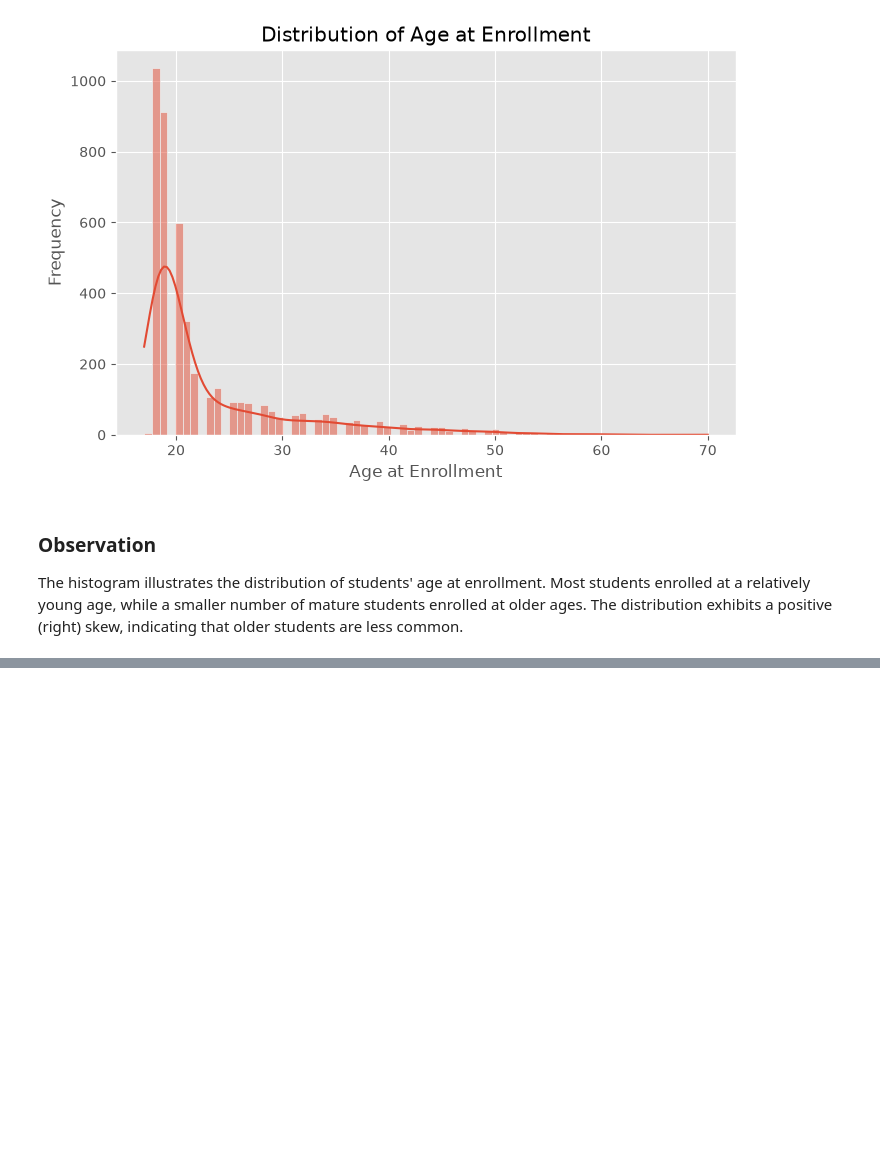
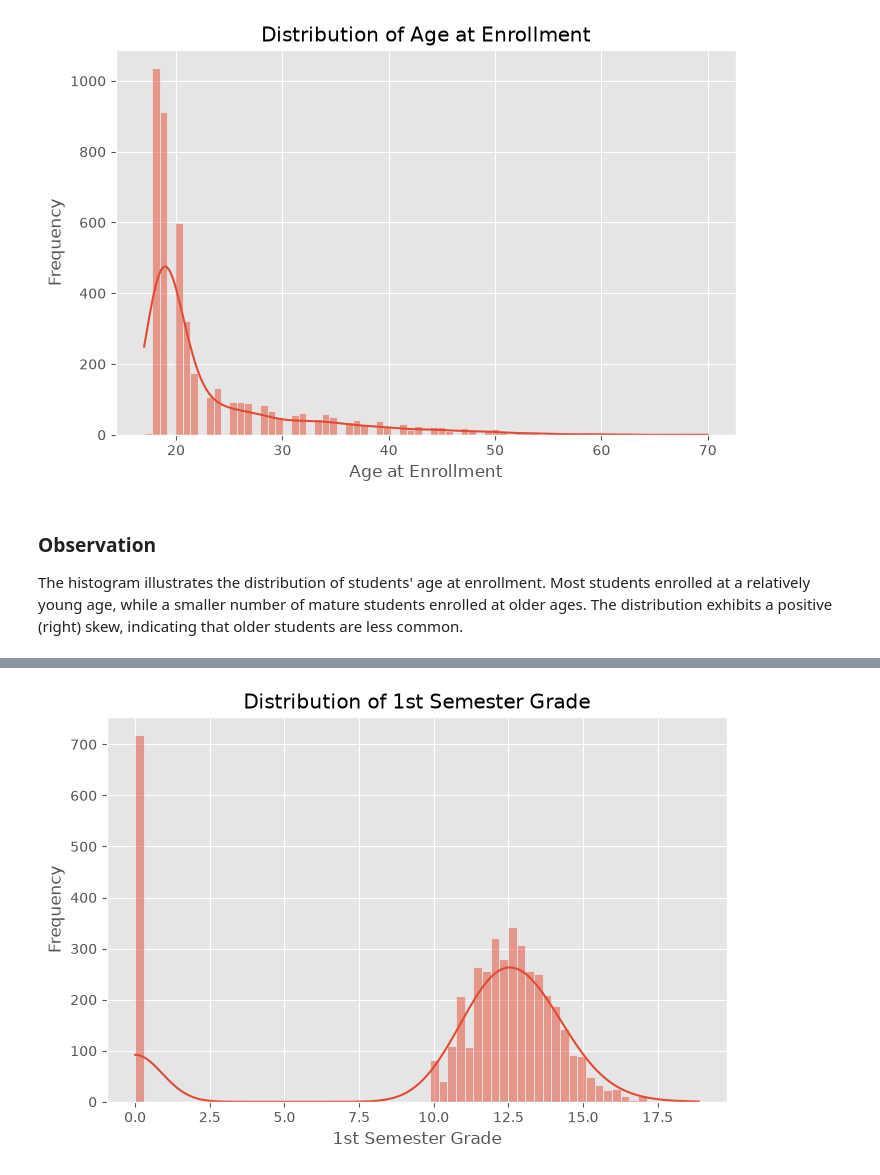
Before and after one commit to code-silence/student-dropout-prediction-research, a Jupyter notebook: notebooks/01_EDA.ipynb, the cells around one changed output, grey strips where cells are left out. Saved outputs shown, nothing was run; the diff lists cells and outputs as text; code cells hidden in the pictures; blank space fills up the shorter version.

```diff
--- a/notebooks/01_EDA.ipynb
+++ b/notebooks/01_EDA.ipynb
@@ -259,0 +322,14 @@ The histogram illustrates the distribution of students' age at enrollment. Most
+# %%
+plt.figure(figsize=(8, 5))
+
+sns.histplot(df["Curricular units 1st sem (grade)"], kde=True)
+
+plt.title("Distribution of 1st Semester Grade")
+plt.xlabel("1st Semester Grade")
+plt.ylabel("Frequency")
+
+plt.savefig("../results/eda/first_semester_grade_distribution.png", dpi=300, bbox_inches="tight")
+
+plt.show()
+# %% [output]
+[figure, added]
```
Also changed, not shown: parts of 13 cells of this notebook, 12 other files.
